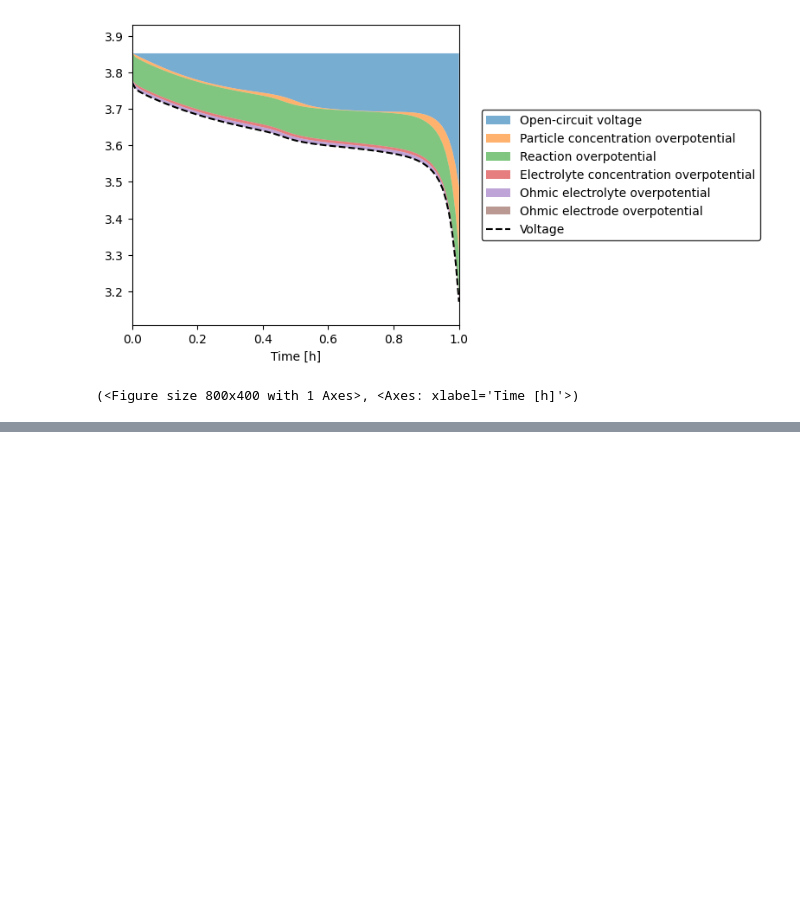
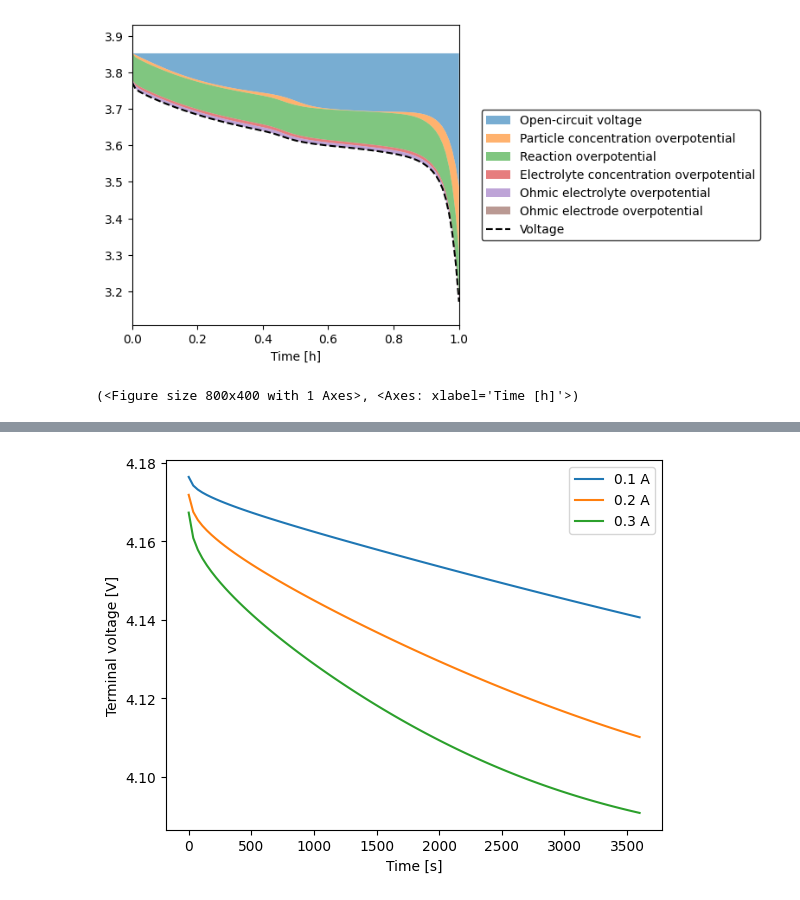
Before and after one commit to celinetang/battery_simulation_dashboard, a Jupyter notebook: backend/bat_sim.ipynb, the cells around one changed output, grey strips where cells are left out. Drawn from its saved outputs; the diff is of its cells as text; code cells hidden in the pictures; blank space fills up the shorter version.

Commit message:
how to model experiments

```diff
--- a/backend/bat_sim.ipynb
+++ b/backend/bat_sim.ipynb
@@ -92,0 +136,5 @@ sim.plot_voltage_components()
+# %%
+model = pybamm.lithium_ion.DFN()
+sim = pybamm.Simulation(model, parameter_values=parameter_values)
+sim.solve([0, 3600])
+sim.plot()
@@ -92,0 +172,2 @@ sim.plot_voltage_components()
+# %%
+parameter_values["Current function [A]"] = 10
@@ -92,0 +181,9 @@ sim.plot_voltage_components()
+# %%
+import numpy as np
+
+
+def my_current(t):
+    return pybamm.sin(2 * np.pi * t / 60)
+
+
+parameter_values["Current function [A]"] = my_current
@@ -92,0 +208,16 @@ sim.plot_voltage_components()
+# %%
+import matplotlib.pyplot as plt
+
+parameter_values["Current function [A]"] = "[input]"
+sim = pybamm.Simulation(model, parameter_values=parameter_values)
+solns = []
+for c in [0.1, 0.2, 0.3]:
+    soln = sim.solve([0, 3600], inputs={"Current function [A]": c})
+    plt.plot(soln["Time [s]"].entries, soln["Voltage [V]"].entries, label=f"{c} A")
+    solns.append(soln["Terminal voltage [V]"].entries)
+plt.xlabel("Time [s]")
+plt.ylabel("Terminal voltage [V]")
+plt.legend()
+plt.show()
+# %% [output]
+[figure, added]
```
Also changed, not shown: parts of 32 cells of this notebook.
